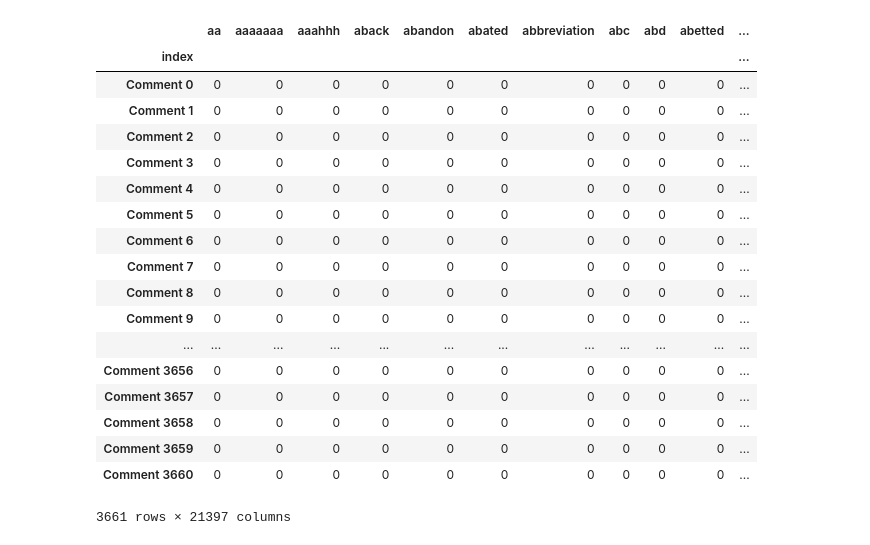
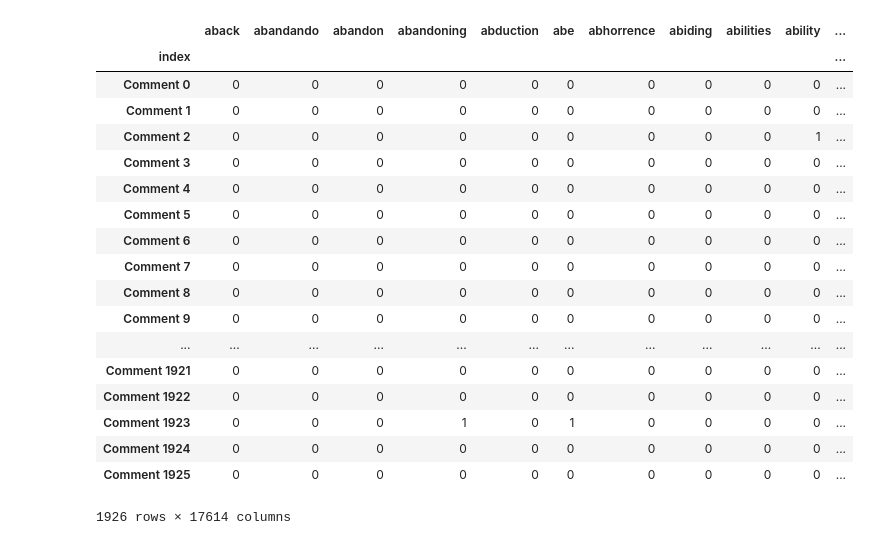
Before and after one commit to atharva-sarage/Data-Mining, a Jupyter notebook: LPU+LDA+Fast.ipynb, the cells around one changed output. Saved outputs shown, nothing was run; the diff lists cells and outputs as text; code cells hidden in the pictures.

```diff
--- a/LPU+LDA+Fast.ipynb
+++ b/LPU+LDA+Fast.ipynb
@@ -83,16 +89,16 @@ print(df3.tail())   # test
 # %%
 index=[]
-for i in range(len(df2.index)):
+for i in range(len(df_train.index)):
     index.append("Positive "+str(i))
 #df.insert(loc=0,column='index',value=index)
-df2['index']=index
-df2.set_index('index', inplace=True)
+df_train['index']=index
+df_train.set_index('index', inplace=True)
 
 index2=[]
-for i in range(len(df3.index)):
+for i in range(len(df_test.index)):
     index2.append("Comment "+str(i))
 #df.insert(loc=0,column='index',value=index)
-df3['index']=index2
-df3.set_index('index', inplace=True)
-df3
+df_test['index']=index2
+df_test.set_index('index', inplace=True)
+df_test
 # %% [output]
@@ -125,8 +131,8 @@ def clean_text_round1(text):
     return text
 round1 = lambda x: clean_text_round1(x)
 # %%
-data_clean = pd.DataFrame(df2.Positive.apply(round1))
-data_clean2 = pd.DataFrame(df3.review_text.apply(round1))
+data_clean = pd.DataFrame(df_train.review_text.apply(round1))
+data_clean2 = pd.DataFrame(df_test.review_text.apply(round1))
 data_clean2
 # %% [output]
 |  | review_text |
@@ -173,23 +179,23 @@ data_clean
 # %%
 from sklearn.feature_extraction.text import CountVectorizer
 
 cv = CountVectorizer(stop_words='english')
-data_cv = cv.fit_transform(data_clean.Positive)
+data_cv = cv.fit_transform(data_clean.review_text)
 data_dtm = pd.DataFrame(data_cv.toarray(), columns=cv.get_feature_names())
 data_dtm.index = data_clean.index
 
 
 cv2 = CountVectorizer(stop_words='english')
 data_cv2 = cv2.fit_transform(data_clean2.review_text)
 data_dtm2 = pd.DataFrame(data_cv2.toarray(), columns=cv2.get_feature_names())
 data_dtm2.index = data_clean2.index
 data_dtm2
 # %% [output]
-|  | aa | aaaaaaa | aaahhh | aback | abandon | abated | abbreviation | abc | abd | abetted | ... |
+|  | aback | abandando | abandon | abandoning | abduction | abe | abhorrence | abiding | abilities | ability | ... |
 | index |  |  |  |  |  |  |  |  |  |  | ... |
 | Comment 0 | 0 | 0 | 0 | 0 | 0 | 0 | 0 | 0 | 0 | 0 | ... |
 | Comment 1 | 0 | 0 | 0 | 0 | 0 | 0 | 0 | 0 | 0 | 0 | ... |
-| Comment 2 | 0 | 0 | 0 | 0 | 0 | 0 | 0 | 0 | 0 | 0 | ... |
+| Comment 2 | 0 | 0 | 0 | 0 | 0 | 0 | 0 | 0 | 0 | 1 | ... |
 | Comment 3 | 0 | 0 | 0 | 0 | 0 | 0 | 0 | 0 | 0 | 0 | ... |
 | Comment 4 | 0 | 0 | 0 | 0 | 0 | 0 | 0 | 0 | 0 | 0 | ... |
 | Comment 5 | 0 | 0 | 0 | 0 | 0 | 0 | 0 | 0 | 0 | 0 | ... |
@@ -198,12 +204,12 @@ data_dtm2
 | Comment 8 | 0 | 0 | 0 | 0 | 0 | 0 | 0 | 0 | 0 | 0 | ... |
 | Comment 9 | 0 | 0 | 0 | 0 | 0 | 0 | 0 | 0 | 0 | 0 | ... |
 | ... | ... | ... | ... | ... | ... | ... | ... | ... | ... | ... | ... |
-| Comment 3656 | 0 | 0 | 0 | 0 | 0 | 0 | 0 | 0 | 0 | 0 | ... |
-| Comment 3657 | 0 | 0 | 0 | 0 | 0 | 0 | 0 | 0 | 0 | 0 | ... |
-| Comment 3658 | 0 | 0 | 0 | 0 | 0 | 0 | 0 | 0 | 0 | 0 | ... |
-| Comment 3659 | 0 | 0 | 0 | 0 | 0 | 0 | 0 | 0 | 0 | 0 | ... |
-| Comment 3660 | 0 | 0 | 0 | 0 | 0 | 0 | 0 | 0 | 0 | 0 | ... |
+| Comment 1921 | 0 | 0 | 0 | 0 | 0 | 0 | 0 | 0 | 0 | 0 | ... |
+| Comment 1922 | 0 | 0 | 0 | 0 | 0 | 0 | 0 | 0 | 0 | 0 | ... |
+| Comment 1923 | 0 | 0 | 0 | 1 | 0 | 1 | 0 | 0 | 0 | 0 | ... |
+| Comment 1924 | 0 | 0 | 0 | 0 | 0 | 0 | 0 | 0 | 0 | 0 | ... |
+| Comment 1925 | 0 | 0 | 0 | 0 | 0 | 0 | 0 | 0 | 0 | 0 | ... |
-3661 rows × 21397 columns
+1926 rows × 17614 columns
 # %%
 # LDA
 import numpy as np
```
Also changed, not shown: parts of 15 cells of this notebook, 8 other files.
